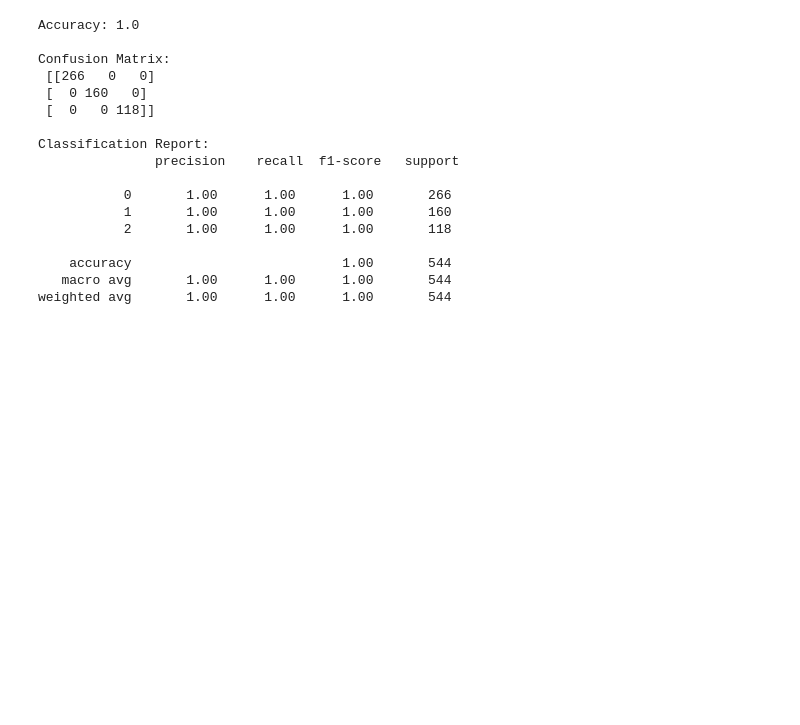
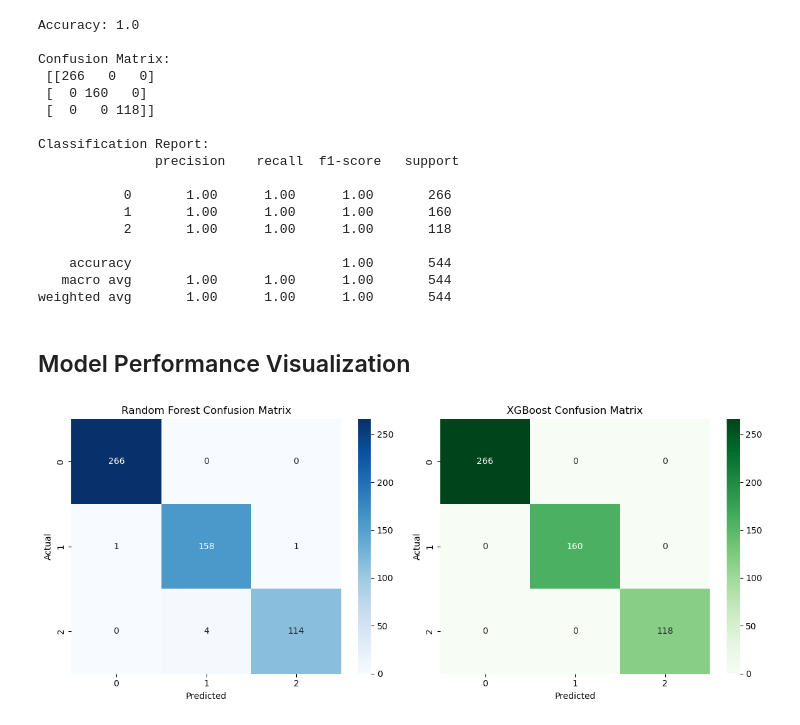
Before and after one commit to avineets87/housing-price-analysis, a Jupyter notebook: data_Classification.ipynb, the cells around one changed output. Cells and saved outputs as stored; diff of their text form; code cells hidden in the pictures; blank space fills up the shorter version.

Commit message:
update readme and add classification summary chart

```diff
--- a/data_Classification.ipynb
+++ b/data_Classification.ipynb
@@ -389,3 +392,29 @@ Classification Report:
     accuracy                           1.00       544
    macro avg       1.00      1.00      1.00       544
 weighted avg       1.00      1.00      1.00       544
+# %% [markdown]
+## Model Performance Visualization
+# %%
+
+# Example confusion matrix data
+rf_confusion_matrix = np.array([[266, 0, 0], [1, 158, 1], [0, 4, 114]])
+xgb_confusion_matrix = np.array([[266, 0, 0], [0, 160, 0], [0, 0, 118]])
+
+fig, axes = plt.subplots(1, 2, figsize=(12, 5))
+
+# Random Forest Confusion Matrix
+sns.heatmap(rf_confusion_matrix, annot=True, fmt='d', cmap='Blues', ax=axes[0])
+axes[0].set_title('Random Forest Confusion Matrix')
+axes[0].set_xlabel('Predicted')
+axes[0].set_ylabel('Actual')
+
+# XGBoost Confusion Matrix
+sns.heatmap(xgb_confusion_matrix, annot=True, fmt='d', cmap='Greens', ax=axes[1])
+axes[1].set_title('XGBoost Confusion Matrix')
+axes[1].set_xlabel('Predicted')
+axes[1].set_ylabel('Actual')
+
+plt.tight_layout()
+plt.show()
+# %% [output]
+[figure, added]
```
Also changed, not shown: parts of 3 cells of this notebook, 6 other files.
